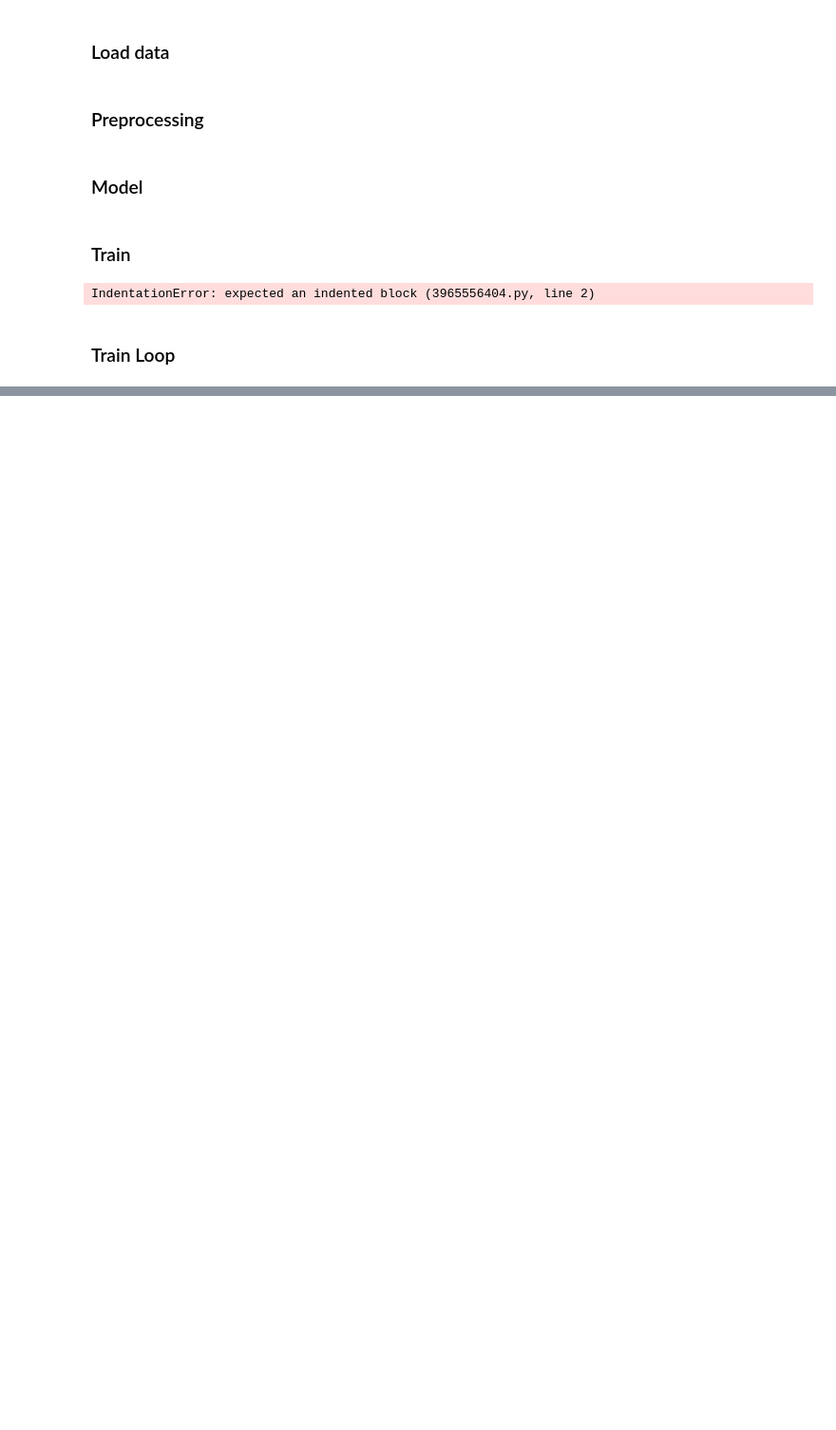
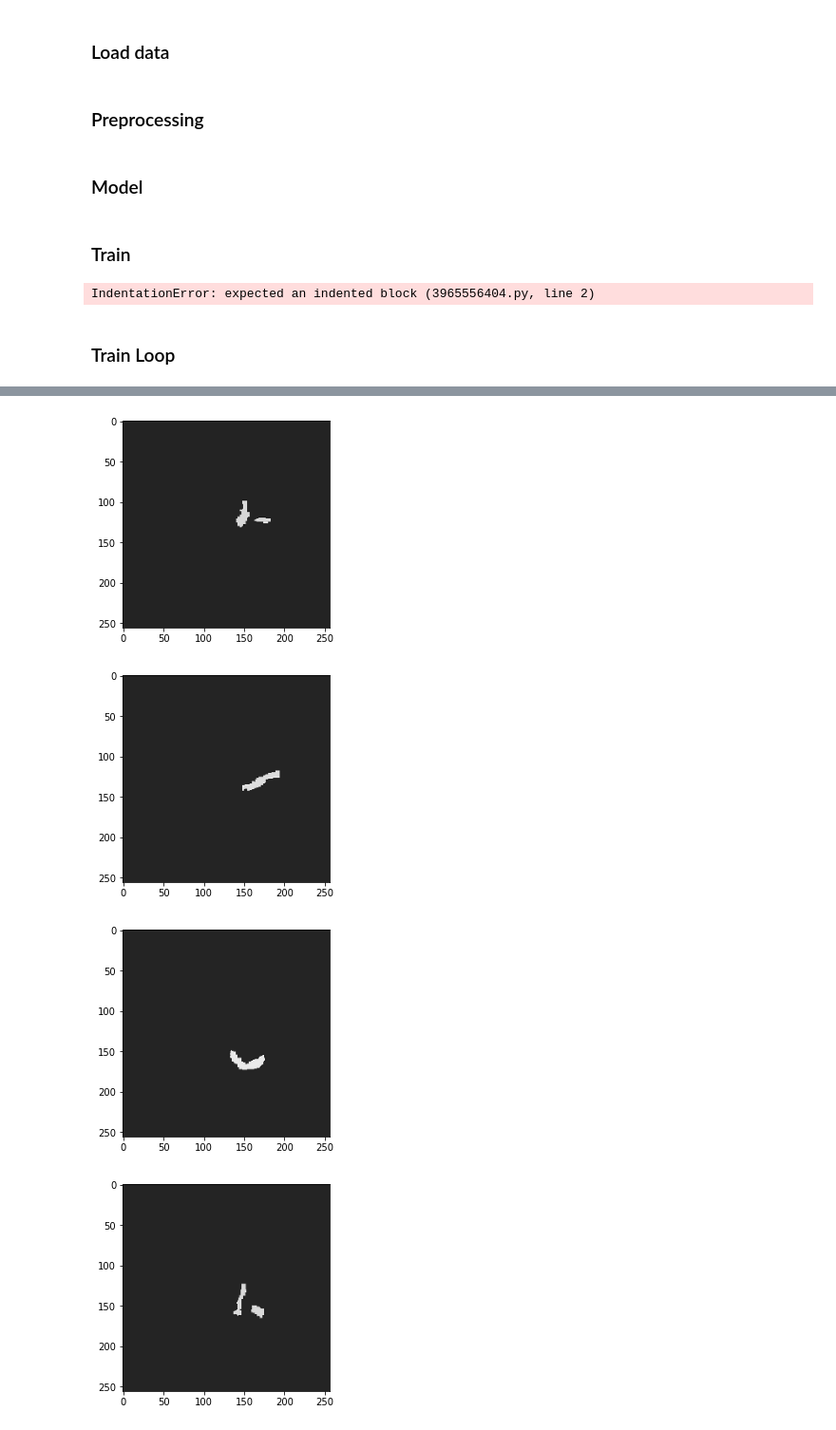
Before and after one commit to richdanis/aml, a Jupyter notebook: task3/Unet.ipynb, the cells around one changed output, grey strips where cells are left out. Shown at 95% size. Cells and saved outputs as stored; diff of their text form; code cells hidden in the pictures; blank space fills up the shorter version.

```diff
--- a/task3/Unet.ipynb
+++ b/task3/Unet.ipynb
@@ -264,0 +274,9 @@ tensor(0.)
+# %%
+for i in range(res.shape[0]):
+    plt.imshow(train_labels[i].squeeze().cpu().detach().numpy(), cmap='gray')
+    plt.show()
+# %% [output]
+[figure, added]
+[figure, added]
+[figure, added]
+[figure, added]
```
Also changed, not shown: parts of 19 cells of this notebook.
